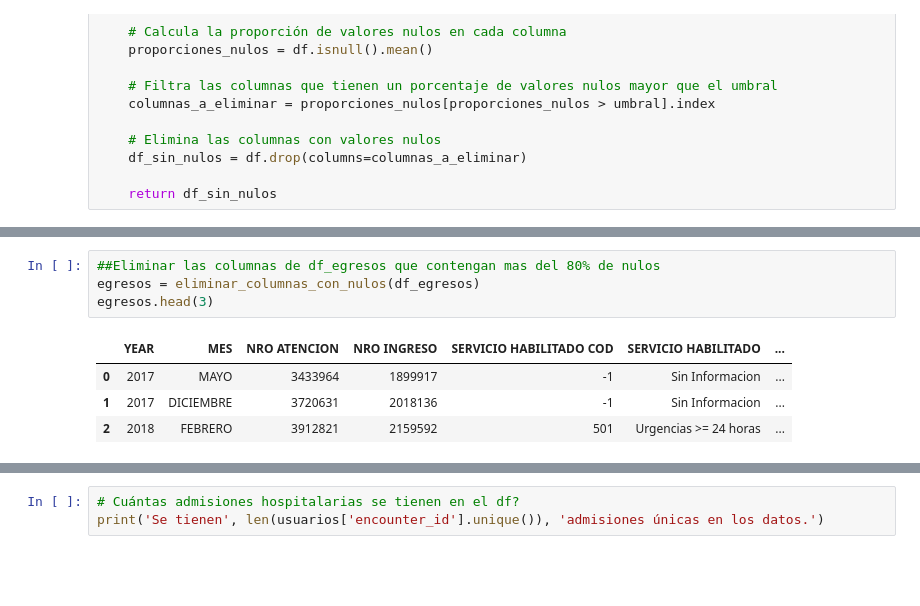
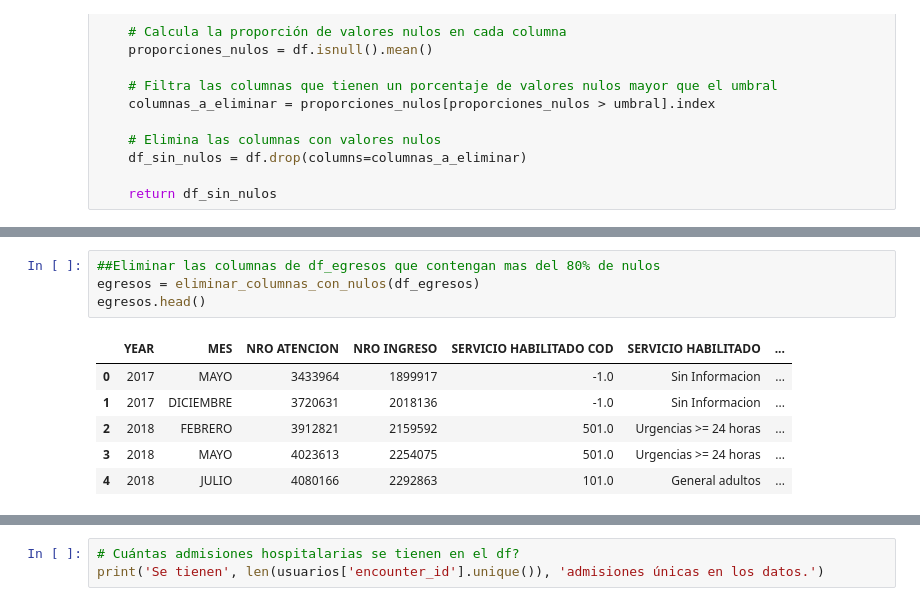
Before and after one commit to GabrielaCuervoR/AnaliticaSalud, a Jupyter notebook: Analitica_en_salud1.ipynb, the cells around one changed output, grey strips where cells are left out. Cells and saved outputs as stored; diff of their text form; blank space fills up the shorter version.

```diff
--- a/Analitica_en_salud1.ipynb
+++ b/Analitica_en_salud1.ipynb
@@ -352,9 +389,11 @@ memory usage: 7.0+ MB
 # %%
 ##Eliminar las columnas de df_egresos que contengan mas del 80% de nulos
 egresos = eliminar_columnas_con_nulos(df_egresos)
-egresos.head(3)
+egresos.head()
 # %% [output]
 |  | YEAR | MES | NRO ATENCION | NRO INGRESO | SERVICIO HABILITADO COD | SERVICIO HABILITADO | ... |
-| 0 | 2017 | MAYO | 3433964 | 1899917 | -1 | Sin Informacion | ... |
-| 1 | 2017 | DICIEMBRE | 3720631 | 2018136 | -1 | Sin Informacion | ... |
-| 2 | 2018 | FEBRERO | 3912821 | 2159592 | 501 | Urgencias >= 24 horas | ... |
+| 0 | 2017 | MAYO | 3433964 | 1899917 | -1.0 | Sin Informacion | ... |
+| 1 | 2017 | DICIEMBRE | 3720631 | 2018136 | -1.0 | Sin Informacion | ... |
+| 2 | 2018 | FEBRERO | 3912821 | 2159592 | 501.0 | Urgencias >= 24 horas | ... |
+| 3 | 2018 | MAYO | 4023613 | 2254075 | 501.0 | Urgencias >= 24 horas | ... |
+| 4 | 2018 | JULIO | 4080166 | 2292863 | 101.0 | General adultos | ... |
```
Also changed, not shown: parts of 55 cells of this notebook, 2 other files.
